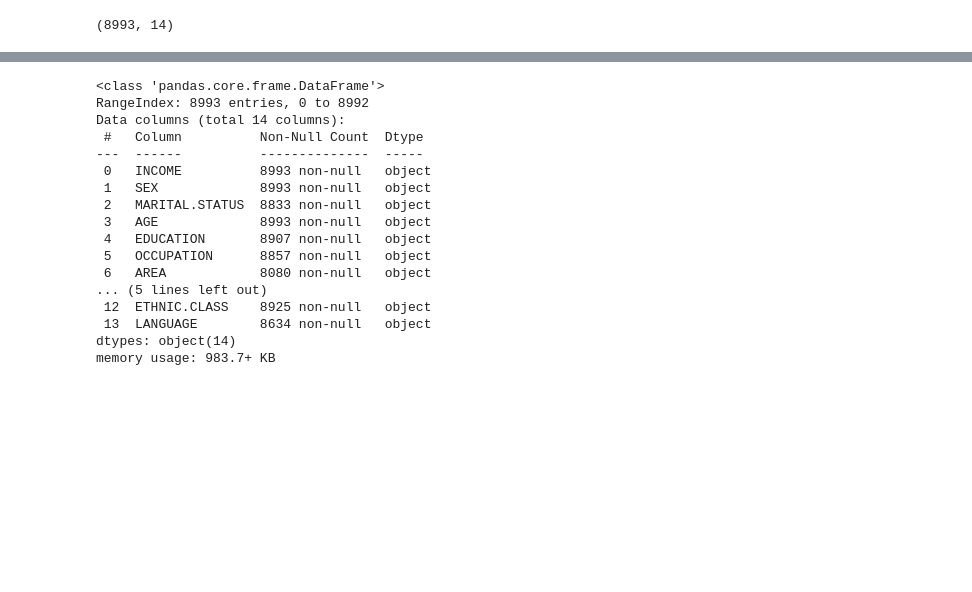
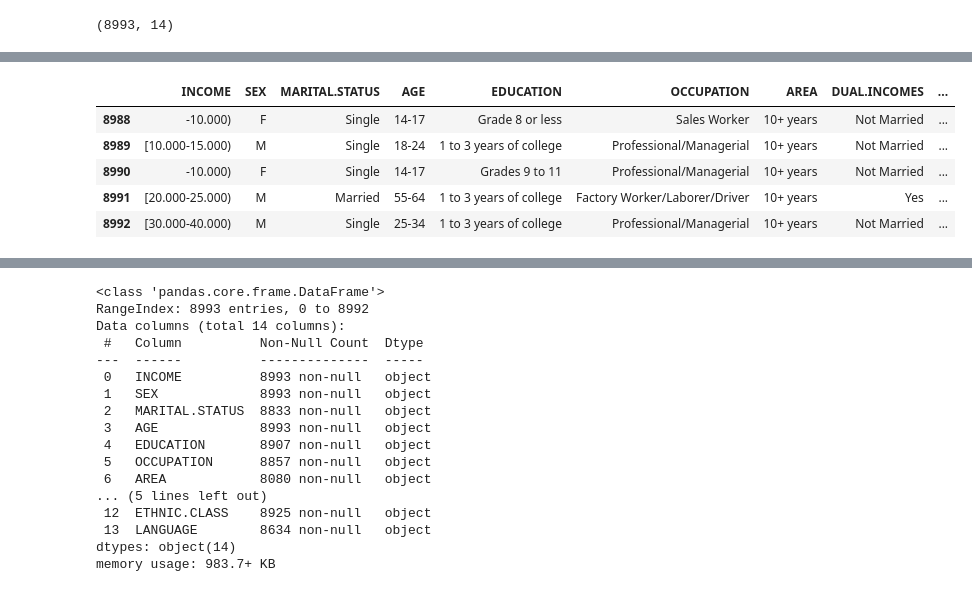
Before and after one commit to ShrutiG-24/-BCSE331L-Exploratory-Data-Analysis, a Jupyter notebook: 22BDS0298.ipynb, the cells around one changed output, grey strips where cells are left out. Cells and saved outputs as stored; diff of their text form; code cells hidden in the pictures; blank space fills up the shorter version.

```diff
--- a/22BDS0298.ipynb
+++ b/22BDS0298.ipynb
@@ -27,0 +64,9 @@ df.shape
+# %%
+df.tail()
+# %% [output]
+|  | INCOME | SEX | MARITAL.STATUS | AGE | EDUCATION | OCCUPATION | AREA | DUAL.INCOMES | ... |
+| 8988 | -10.000) | F | Single | 14-17 | Grade 8 or less | Sales Worker | 10+ years | Not Married | ... |
+| 8989 | [10.000-15.000) | M | Single | 18-24 | 1 to 3 years of college | Professional/Managerial | 10+ years | Not Married | ... |
+| 8990 | -10.000) | F | Single | 14-17 | Grades 9 to 11 | Professional/Managerial | 10+ years | Not Married | ... |
+| 8991 | [20.000-25.000) | M | Married | 55-64 | 1 to 3 years of college | Factory Worker/Laborer/Driver | 10+ years | Yes | ... |
+| 8992 | [30.000-40.000) | M | Single | 25-34 | 1 to 3 years of college | Professional/Managerial | 10+ years | Not Married | ... |
```
Also changed, not shown: parts of 29 cells of this notebook.
